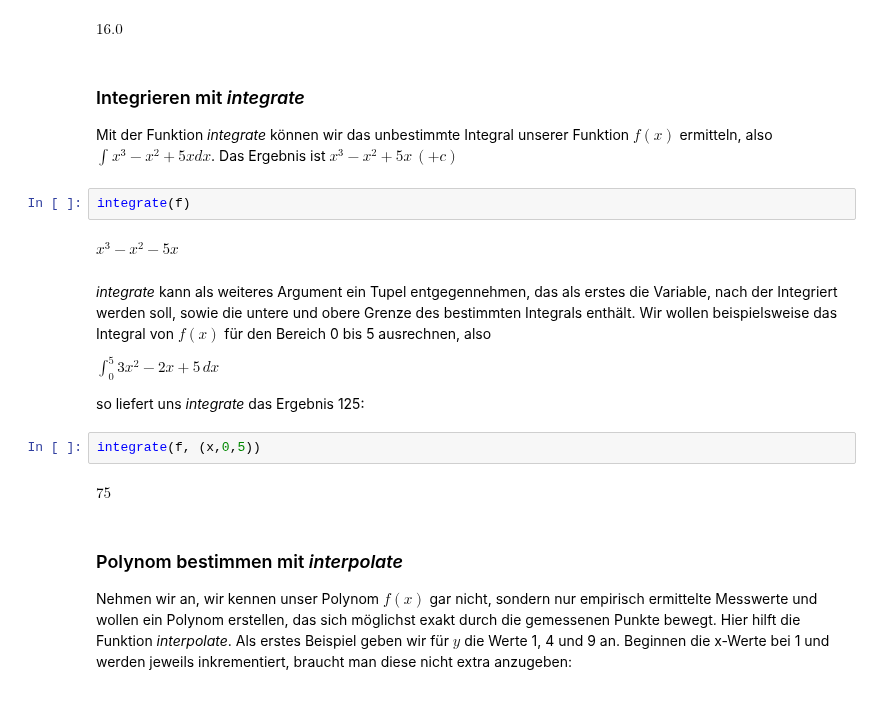
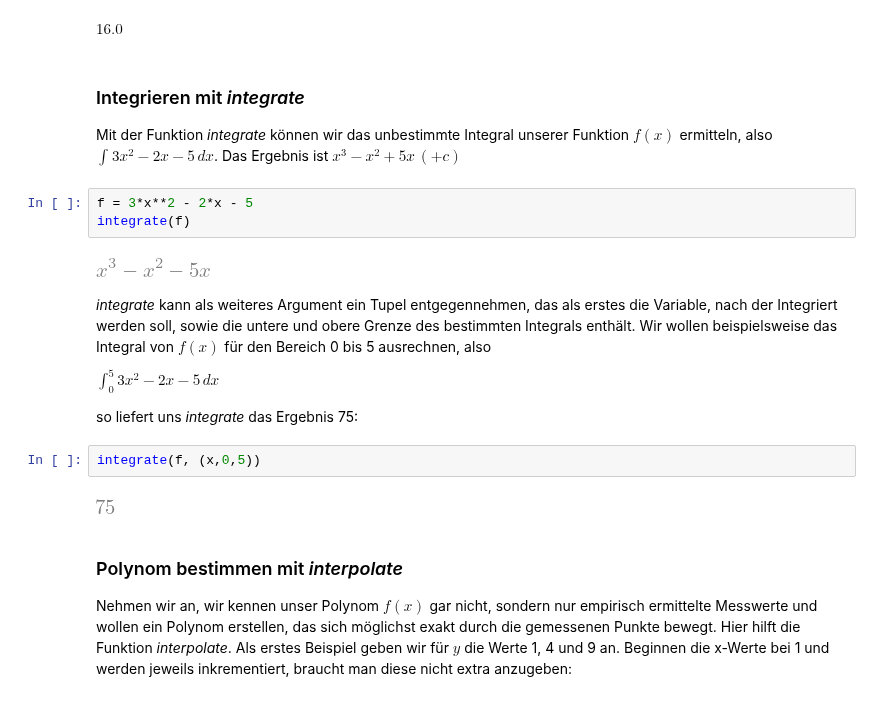
Before and after one commit to troescherw/jupyter_python, a Jupyter notebook: SymPy_SymbolischeMathematik.ipynb, the cells around one changed output. Saved outputs shown, nothing was run; the diff lists cells and outputs as text.

```diff
--- a/SymPy_SymbolischeMathematik.ipynb
+++ b/SymPy_SymbolischeMathematik.ipynb
@@ -239,21 +239,22 @@ diff(f).evalf(subs={x:3})
 $\displaystyle 16.0$
 # %% [markdown]
 ### Integrieren mit *integrate*
-Mit der Funktion *integrate* können wir das unbestimmte Integral unserer Funktion $f(x)$ ermitteln, also $\int_{}^{}x^3-x^2+5xdx$. Das Ergebnis ist $x^3-x^2+5x\, (+c)$
+Mit der Funktion *integrate* können wir das unbestimmte Integral unserer Funktion $f(x)$ ermitteln, also $\int_{}^{}3x^2-2x-5\,dx$. Das Ergebnis ist $x^3-x^2+5x\, (+c)$
 # %%
+f = 3*x**2 - 2*x - 5
 integrate(f)
 # %% [output]
-$\displaystyle x^{3} - x^{2} - 5 x$
+[figure, added]
 # %% [markdown]
 *integrate* kann als weiteres Argument ein Tupel entgegennehmen, das als erstes die Variable, nach der Integriert werden soll, sowie die untere und obere Grenze des bestimmten Integrals enthält. Wir wollen beispielsweise das Integral von $f(x)$ für den Bereich 0 bis 5 ausrechnen, also
 
-$\int_{0}^{5}3x^2-2x+5\,dx$
+$\int_{0}^{5}3x^2-2x-5\,dx$
 
-so liefert uns *integrate* das Ergebnis 125:
+so liefert uns *integrate* das Ergebnis 75:
 # %%
 integrate(f, (x,0,5))
 # %% [output]
-$\displaystyle 75$
+[figure, added]
 # %% [markdown]
 ### Polynom bestimmen mit *interpolate*
 Nehmen wir an, wir kennen unser Polynom $f(x)$ gar nicht, sondern nur empirisch ermittelte Messwerte und wollen ein Polynom erstellen, das sich möglichst exakt durch die gemessenen Punkte bewegt. Hier hilft die Funktion *interpolate*. Als erstes Beispiel geben wir für $y$ die Werte 1, 4 und 9 an. Beginnen die x-Werte bei 1 und werden jeweils inkrementiert, braucht man diese nicht extra anzugeben:
```
Also changed, not shown: parts of 6 cells of this notebook, 1 other file.
